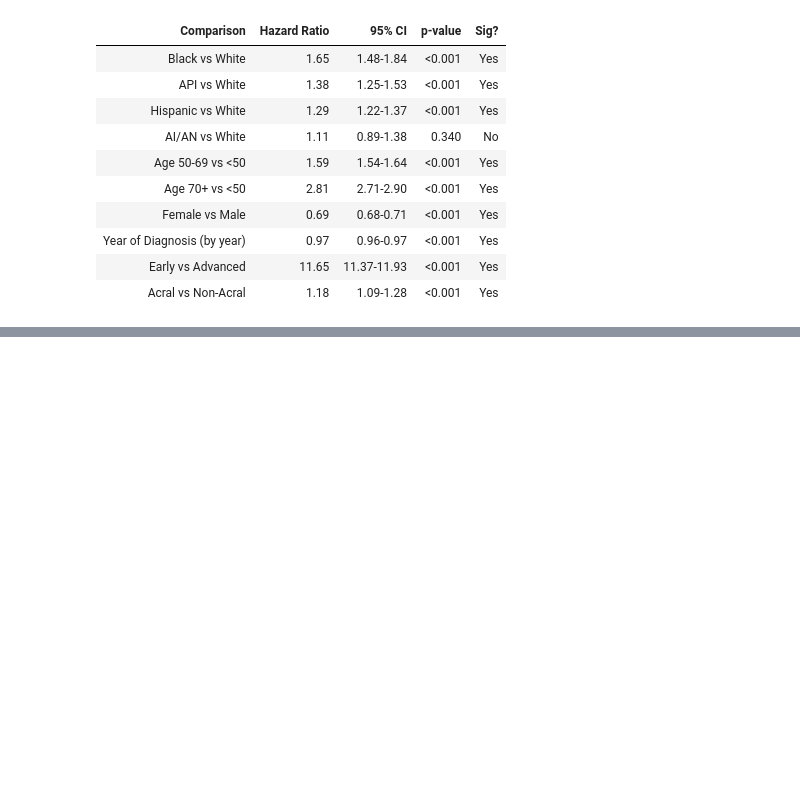
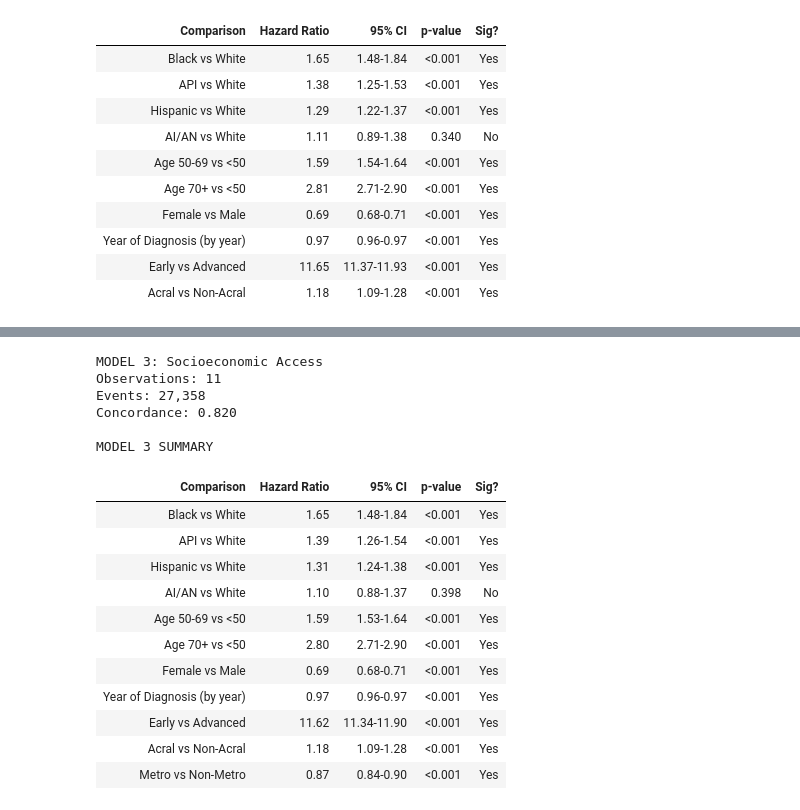
Before and after one commit to kpannoni/melanoma-project, a Jupyter notebook: notebooks/03_survival_analysis.ipynb, the cells around one changed output, grey strips where cells are left out. Cells and saved outputs as stored; diff of their text form; code cells hidden in the pictures; blank space fills up the shorter version.

Commit message:
Added three sequential COX regression models with summary results

```diff
--- a/notebooks/03_survival_analysis.ipynb
+++ b/notebooks/03_survival_analysis.ipynb
@@ -745,0 +699,71 @@ ValueError: operands could not be broadcast together with shapes (226587,) (2531
+# %%
+# Let's create the Model 3: Socioeconomic Access
+
+# Initialize last COX model
+cph3 = CoxPHFitter()
+
+# Get the data for Model 2
+model3_data = mel_data[['survival_months', 'event', 'race_labels',
+                         'age_category', 'sex', 'year_diag',
+                         'stage_category', 'acral', 'metro']].copy()
+
+# Make sure categorical variables are the right type and in order
+model3_data['race_labels'] = pd.Categorical(model3_data['race_labels'], categories=ref_order) # White is reference
+model3_data['age_category'] = pd.Categorical(model3_data['age_category'], categories=['<50', '50-69', '70+']) # <50 is reference
+model3_data['sex'] = pd.Categorical(model3_data['sex'], categories=['Male', 'Female']) # male is reference
+model3_data['stage_category'] = pd.Categorical(model3_data['stage_category'], categories=['Early', 'Advanced']) # Localized is reference
+#model3_data['income_tier'] = pd.Categorical(model3_data['income_tier'], categories=['Low', 'Medium', 'High']) # Low income is reference
+
+# Fit the model with the data
+cph3.fit(model3_data,
+        duration_col='survival_months',
+        event_col='event',
+        formula='race_labels + age_category + sex + year_diag + stage_category + acral + metro')
+
+# Extract results from the fitted model
+model3_results = cph3.summary.copy()
+
+# Display results with key diagnostics
+print("MODEL 3: Socioeconomic Access")
+print(f"Observations: {cph3.summary.shape[0]:,}")
+print(f"Events: {cph3.event_observed.sum():,}")
+print(f"Concordance: {cph3.concordance_index_:.3f}\n")
+
+# Add the acral comparison to comparison_labels
+comparison_labels['metro'] = "Metro vs Non-Metro"
+# comparison_labels['income_tier[T.Medium'] = "Medium vs Low"
+# comparison_labels['income_tier[T.High'] = "High vs Low"
+
+# Build the summary table
+model3_summary = pd.DataFrame({
+    'Comparison': [comparison_labels.get(idx, idx) for idx in model3_results.index],
+    'Hazard Ratio': model3_results['exp(coef)'].apply(lambda x: f'{x:.2f}'), # round to 2 decimals and format as string
+    '95% CI': model3_results.apply(lambda row: f"{row['exp(coef) lower 95%']:.2f}-{row['exp(coef) upper 95%']:.2f}", axis=1), # get CI range
+    'p-value': model3_results['p'].apply(lambda x: '<0.001' if x < 0.001 else f'{x:.3f}'), # clean up p-value
+    'Sig?': model3_results['p'].apply(lambda x: 'Yes' if x < 0.05 else 'No') # print yes/no for significance
+})
+
+# Remove the index
+model3_summary = model3_summary.reset_index(drop=True)
+
+print("MODEL 3 SUMMARY")
+display(model3_summary.style.hide(axis="index"))
+# %% [output]
+MODEL 3: Socioeconomic Access
+Observations: 11
+Events: 27,358
+Concordance: 0.820
+
+MODEL 3 SUMMARY
+| Comparison | Hazard Ratio | 95% CI | p-value | Sig? |
+| Black vs White | 1.65 | 1.48-1.84 | <0.001 | Yes |
+| API vs White | 1.39 | 1.26-1.54 | <0.001 | Yes |
+| Hispanic vs White | 1.31 | 1.24-1.38 | <0.001 | Yes |
+| AI/AN vs White | 1.10 | 0.88-1.37 | 0.398 | No |
+| Age 50-69 vs <50 | 1.59 | 1.53-1.64 | <0.001 | Yes |
+| Age 70+ vs <50 | 2.80 | 2.71-2.90 | <0.001 | Yes |
+| Female vs Male | 0.69 | 0.68-0.71 | <0.001 | Yes |
+| Year of Diagnosis (by year) | 0.97 | 0.96-0.97 | <0.001 | Yes |
+| Early vs Advanced | 11.62 | 11.34-11.90 | <0.001 | Yes |
+| Acral vs Non-Acral | 1.18 | 1.09-1.28 | <0.001 | Yes |
+| Metro vs Non-Metro | 0.87 | 0.84-0.90 | <0.001 | Yes |
```
Also changed, not shown: parts of 9 cells of this notebook, 4 other files.
